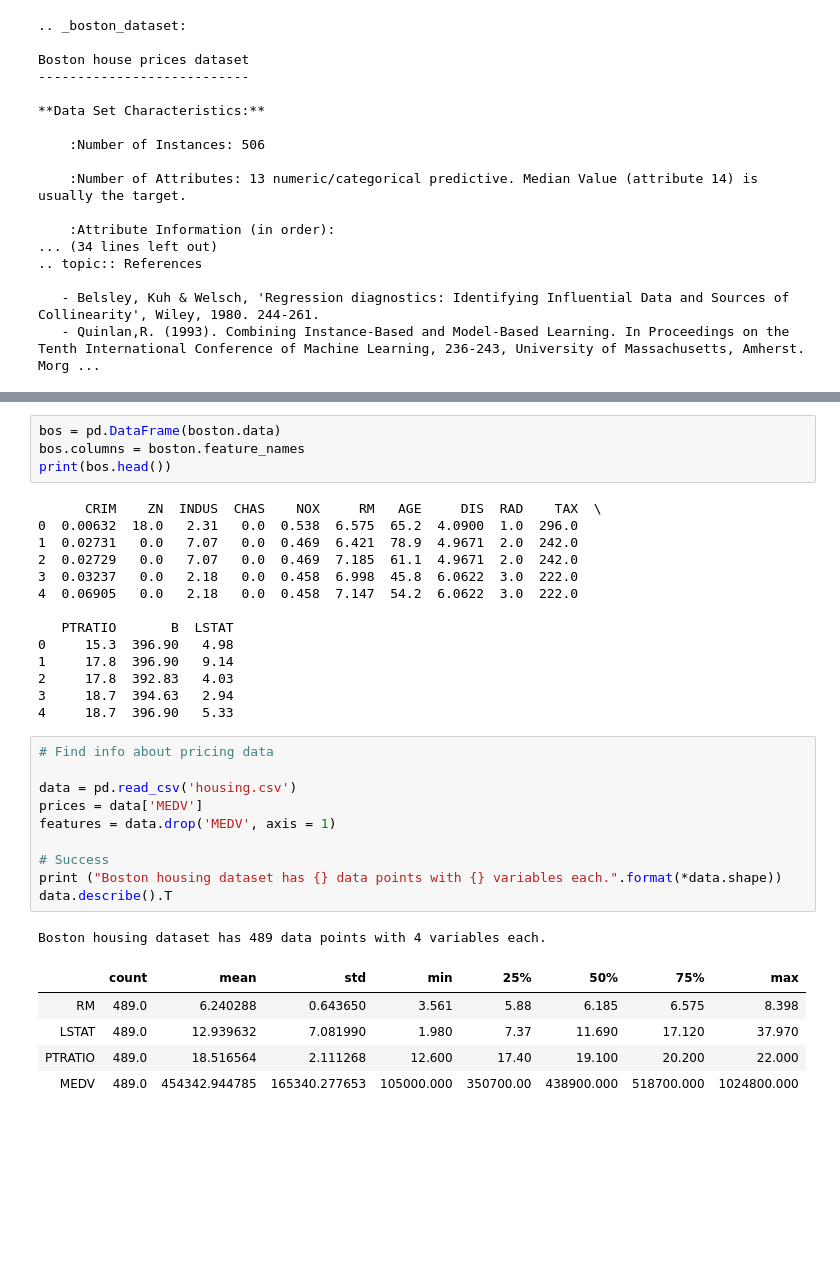
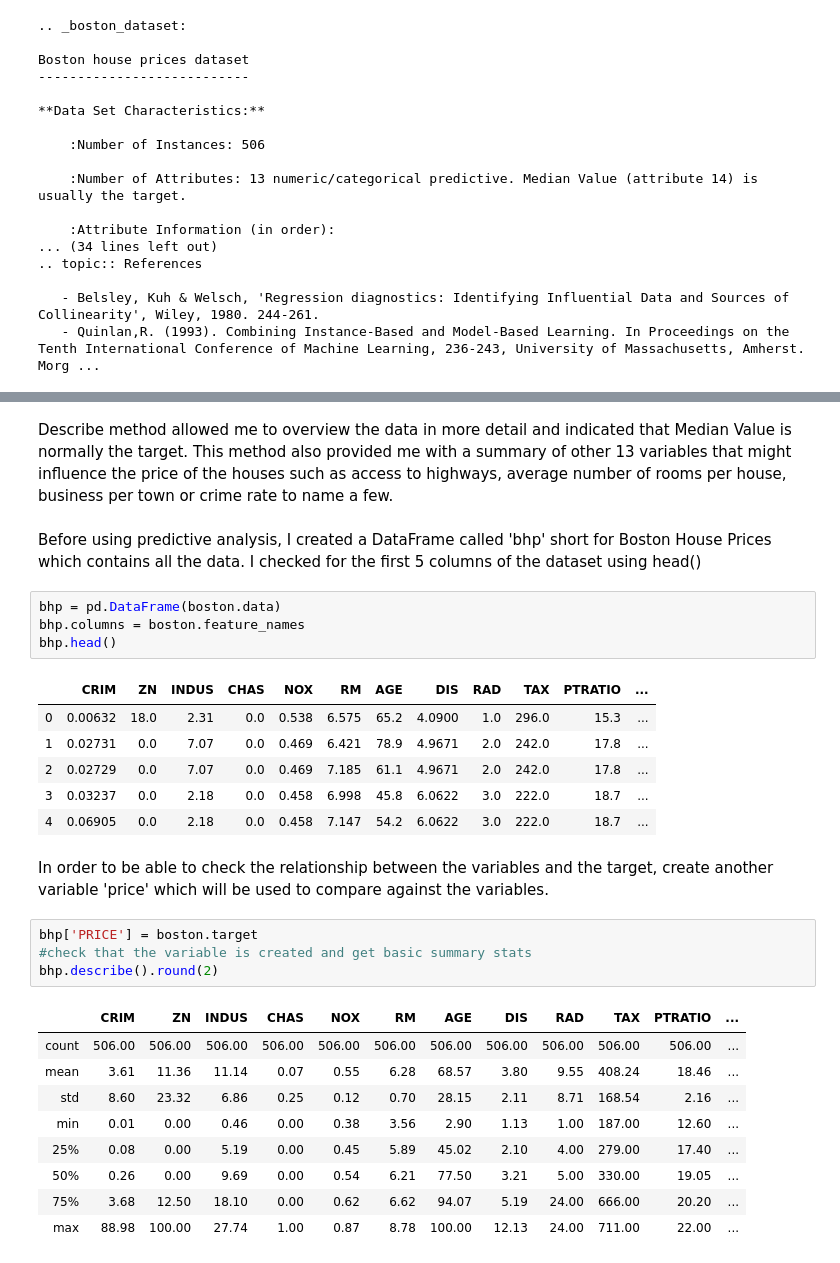
Before and after one commit to simonava5/MLS, a Jupyter notebook: BostonHousing.ipynb, the cells around one changed output, grey strips where cells are left out. Cells and saved outputs as stored; diff of their text form; blank space fills up the shorter version.

Commit message:
Finished Explanatory Analysis

```diff
--- a/BostonHousing.ipynb
+++ b/BostonHousing.ipynb
@@ -77,35 +58,31 @@ print(bos.head())
+# %% [markdown]
+Describe method allowed me to overview the data in more detail and indicated that Median Value is normally the target. This method also provided me with a summary of other 13 variables that might influence the price of the houses such as access to highways, average number of rooms per house, business per town or crime rate to name a few.
+# %% [markdown]
+Before using predictive analysis, I created a DataFrame called 'bhp' short for Boston House Prices which contains all the data. I checked for the first 5 columns of the dataset using head()
 # %%
-bos = pd.DataFrame(boston.data)
-bos.columns = boston.feature_names
-print(bos.head())
+bhp = pd.DataFrame(boston.data)
+bhp.columns = boston.feature_names
+bhp.head()
 # %% [output]
-      CRIM    ZN  INDUS  CHAS    NOX     RM   AGE     DIS  RAD    TAX  \
-0  0.00632  18.0   2.31   0.0  0.538  6.575  65.2  4.0900  1.0  296.0
-1  0.02731   0.0   7.07   0.0  0.469  6.421  78.9  4.9671  2.0  242.0
-2  0.02729   0.0   7.07   0.0  0.469  7.185  61.1  4.9671  2.0  242.0
-3  0.03237   0.0   2.18   0.0  0.458  6.998  45.8  6.0622  3.0  222.0
-4  0.06905   0.0   2.18   0.0  0.458  7.147  54.2  6.0622  3.0  222.0
-
-   PTRATIO       B  LSTAT
-0     15.3  396.90   4.98
-1     17.8  396.90   9.14
-2     17.8  392.83   4.03
-3     18.7  394.63   2.94
-4     18.7  396.90   5.33
+|  | CRIM | ZN | INDUS | CHAS | NOX | RM | AGE | DIS | RAD | TAX | PTRATIO | ... |
+| 0 | 0.00632 | 18.0 | 2.31 | 0.0 | 0.538 | 6.575 | 65.2 | 4.0900 | 1.0 | 296.0 | 15.3 | ... |
+| 1 | 0.02731 | 0.0 | 7.07 | 0.0 | 0.469 | 6.421 | 78.9 | 4.9671 | 2.0 | 242.0 | 17.8 | ... |
+| 2 | 0.02729 | 0.0 | 7.07 | 0.0 | 0.469 | 7.185 | 61.1 | 4.9671 | 2.0 | 242.0 | 17.8 | ... |
+| 3 | 0.03237 | 0.0 | 2.18 | 0.0 | 0.458 | 6.998 | 45.8 | 6.0622 | 3.0 | 222.0 | 18.7 | ... |
+| 4 | 0.06905 | 0.0 | 2.18 | 0.0 | 0.458 | 7.147 | 54.2 | 6.0622 | 3.0 | 222.0 | 18.7 | ... |
-# %%
-# Find info about pricing data
-
-data = pd.read_csv('housing.csv')
-prices = data['MEDV']
-features = data.drop('MEDV', axis = 1)
-
-# Success
-print ("Boston housing dataset has {} data points with {} variables each.".format(*data.shape))
-data.describe().T
-# %% [output]
-Boston housing dataset has 489 data points with 4 variables each.
-|  | count | mean | std | min | 25% | 50% | 75% | max |
-| RM | 489.0 | 6.240288 | 0.643650 | 3.561 | 5.88 | 6.185 | 6.575 | 8.398 |
-| LSTAT | 489.0 | 12.939632 | 7.081990 | 1.980 | 7.37 | 11.690 | 17.120 | 37.970 |
-| PTRATIO | 489.0 | 18.516564 | 2.111268 | 12.600 | 17.40 | 19.100 | 20.200 | 22.000 |
-| MEDV | 489.0 | 454342.944785 | 165340.277653 | 105000.000 | 350700.00 | 438900.000 | 518700.000 | 1024800.000 |
+# %% [markdown]
+In order to be able to check the relationship between the variables and the target, create another variable 'price' which will be used to compare against the variables.
+# %%
+bhp['PRICE'] = boston.target
+#check that the variable is created and get basic summary stats
+bhp.describe().round(2)
+# %% [output]
+|  | CRIM | ZN | INDUS | CHAS | NOX | RM | AGE | DIS | RAD | TAX | PTRATIO | ... |
+| count | 506.00 | 506.00 | 506.00 | 506.00 | 506.00 | 506.00 | 506.00 | 506.00 | 506.00 | 506.00 | 506.00 | ... |
+| mean | 3.61 | 11.36 | 11.14 | 0.07 | 0.55 | 6.28 | 68.57 | 3.80 | 9.55 | 408.24 | 18.46 | ... |
+| std | 8.60 | 23.32 | 6.86 | 0.25 | 0.12 | 0.70 | 28.15 | 2.11 | 8.71 | 168.54 | 2.16 | ... |
+| min | 0.01 | 0.00 | 0.46 | 0.00 | 0.38 | 3.56 | 2.90 | 1.13 | 1.00 | 187.00 | 12.60 | ... |
+| 25% | 0.08 | 0.00 | 5.19 | 0.00 | 0.45 | 5.89 | 45.02 | 2.10 | 4.00 | 279.00 | 17.40 | ... |
+| 50% | 0.26 | 0.00 | 9.69 | 0.00 | 0.54 | 6.21 | 77.50 | 3.21 | 5.00 | 330.00 | 19.05 | ... |
+| 75% | 3.68 | 12.50 | 18.10 | 0.00 | 0.62 | 6.62 | 94.07 | 5.19 | 24.00 | 666.00 | 20.20 | ... |
+| max | 88.98 | 100.00 | 27.74 | 1.00 | 0.87 | 8.78 | 100.00 | 12.13 | 24.00 | 711.00 | 22.00 | ... |
```
Also changed, not shown: parts of 22 cells of this notebook.
